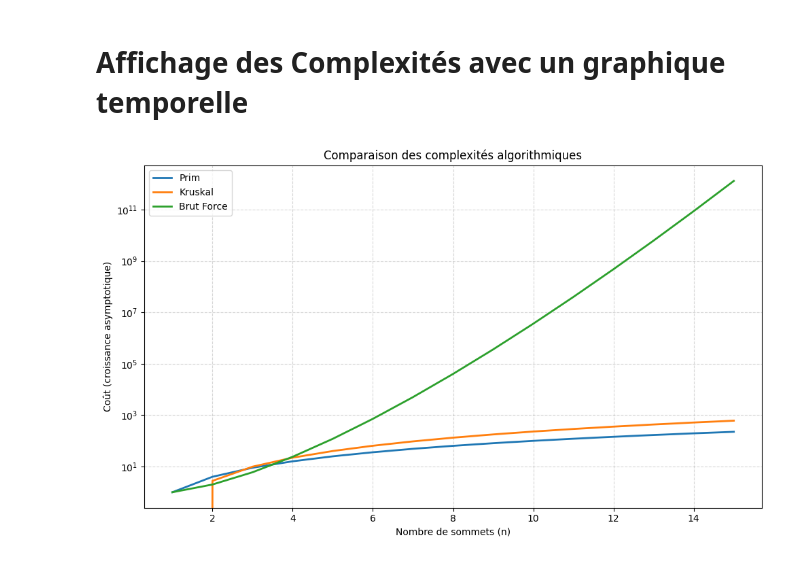
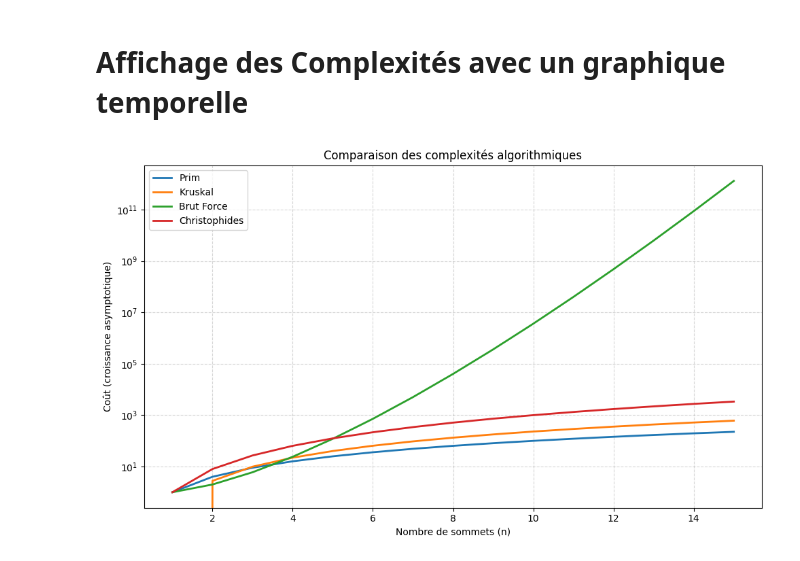
Before and after one commit to MatysLep/Graphe-Algo-TSP-Express, a Jupyter notebook: main.ipynb, the cells around one changed output. Saved outputs shown, nothing was run; the diff lists cells and outputs as text; code cells hidden in the pictures.

```diff
--- a/main.ipynb
+++ b/main.ipynb
@@ -182,52 +24,15 @@ plot_prim_graph(points, edges)
 # %% [markdown]
 # Affichage des Complexités avec un graphique temporelle
 # %%
-def plot_complexity_comparison(complexities: list, labels: list, n_max: int = 15):
-    """
-    Affiche la croissance des complexités asymptotiques données en fonction de n.
-
-    Paramètres
-    ----------
-    complexities : list
-        Liste de fonctions lambda prenant n en entrée (ex: [lambda n: n**2, lambda n: n**2*math.log(n)]).
-    labels : list
-        Noms correspondants aux complexités (ex: ["O(n²)", "O(n² log n)", "O(n!)"]).
-    n_max : int
-        Taille maximale de n pour l'affichage (par défaut : 15, car n! devient vite énorme).
-
-    Exemple
-    -------
-    >>> plot_complexity_comparison(
-    ...     [lambda n: n**2, lambda n: n**2*math.log(n), lambda n: math.factorial(n)],
-    ...     ["O(n²)", "O(n² log n)", "O(n!)"],
-    ...     n_max=10
-    ... )
-    """
-    n_values = np.arange(1, n_max + 1)
-    plt.figure(figsize=(10, 6))
-
-    for func, label in zip(complexities, labels):
-        y = [func(n) for n in n_values]
-        plt.plot(n_values, y, label=label, linewidth=2)
-
-    plt.yscale('log')  # Échelle logarithmique pour visualiser les écarts
-    plt.xlabel("Nombre de sommets (n)")
-    plt.ylabel("Coût (croissance asymptotique)")
-    plt.title("Comparaison des complexités algorithmiques")
-    plt.legend()
-    plt.grid(True, which="both", ls="--", alpha=0.5)
-    plt.tight_layout()
-    plt.show()
-
-if __name__ == "__main__":
-    plot_complexity_comparison(
-        [
-            lambda n: n**2,
-            lambda n: n**2 * math.log(n),
-            lambda n: math.factorial(n)
-        ],
-        ["Prim", "Kruskal", "Brut Force"],
-        n_max=15
-    )
+plot_complexity_comparison(
+    [
+        lambda n: n**2,
+        lambda n: n**2 * math.log(n),
+        lambda n: math.factorial(n),
+        lambda n: n**3
+    ],
+    ["Prim", "Kruskal", "Brut Force", "Christophides"],
+    n_max=15
+)
 # %% [output]
-[figure, old version]
+[figure, new version]
```
Also changed, not shown: parts of 4 cells of this notebook, 1 other file.
